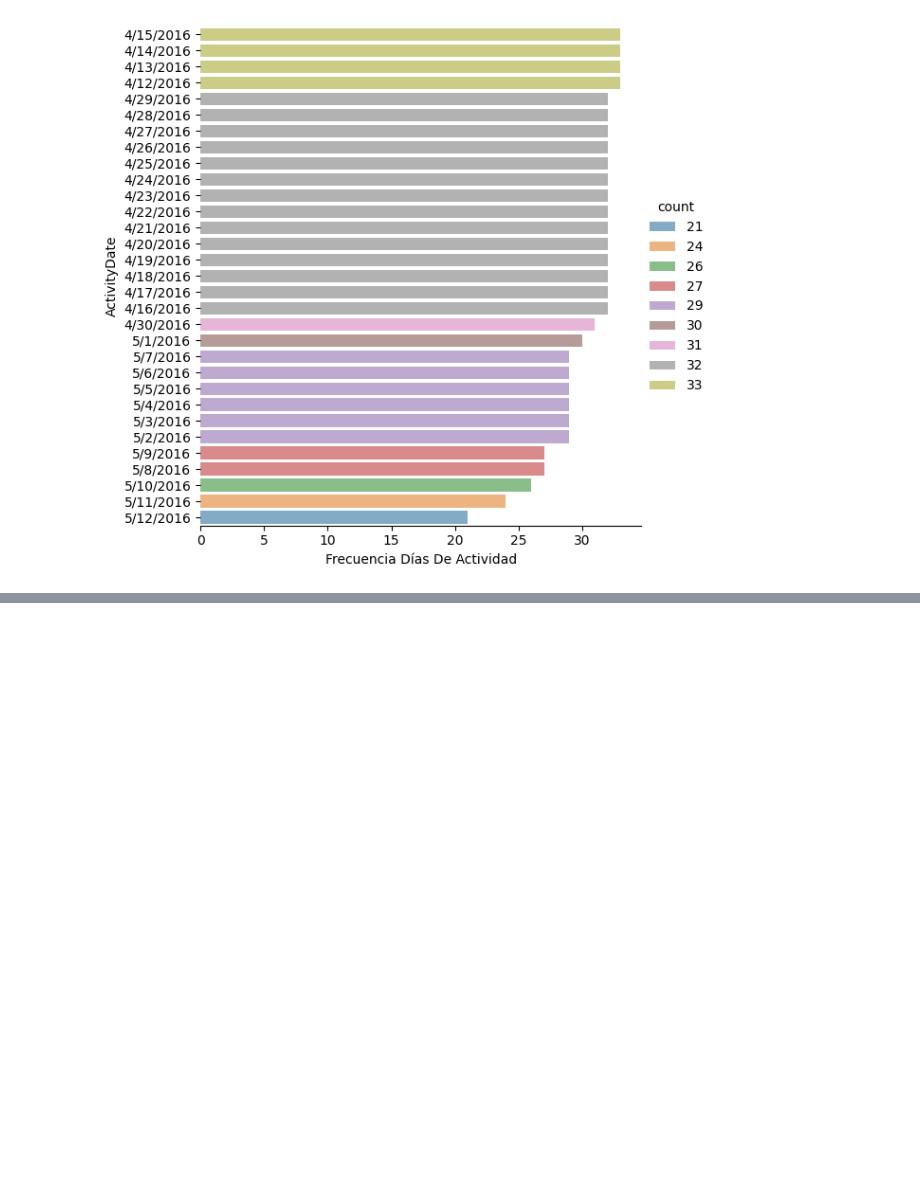
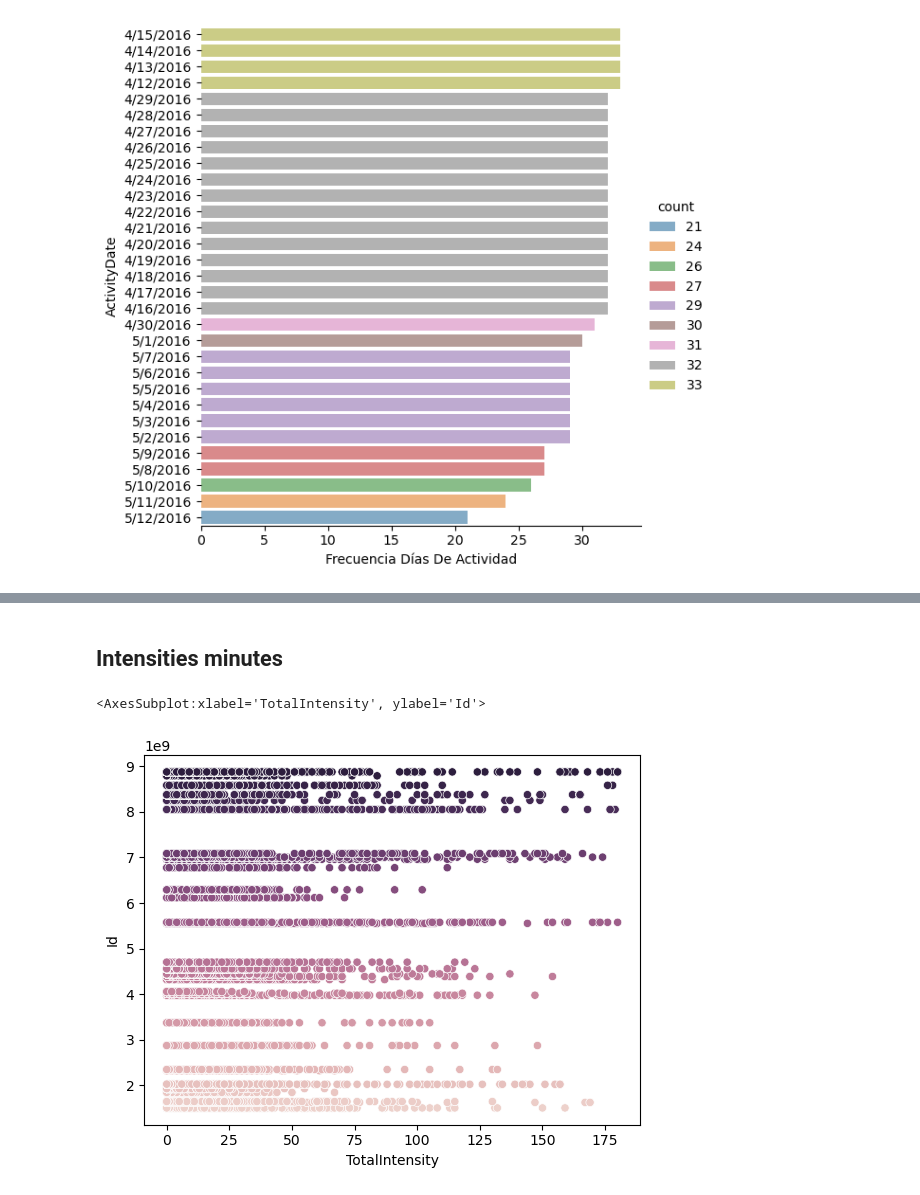
Before and after one commit to Marmalink/Bellabeat_Proyect, a Jupyter notebook: AnalisisYVisualizacion.ipynb, the cells around one changed output, grey strips where cells are left out. Saved outputs shown, nothing was run; the diff lists cells and outputs as text; code cells hidden in the pictures; blank space fills up the shorter version.

```diff
--- a/AnalisisYVisualizacion.ipynb
+++ b/AnalisisYVisualizacion.ipynb
@@ -194,0 +142,7 @@ sns.lineplot(x="TotalIntensity", y="Id",
+# %% [markdown]
+## Intensities minutes
+# %%
+sns.scatterplot(data=intensities, x='TotalIntensity', y='Id', hue="Id", legend=False,)
+# %% [output]
+<AxesSubplot:xlabel='TotalIntensity', ylabel='Id'>
+[figure, added]
```
Also changed, not shown: parts of 27 cells of this notebook, 1 other file.
